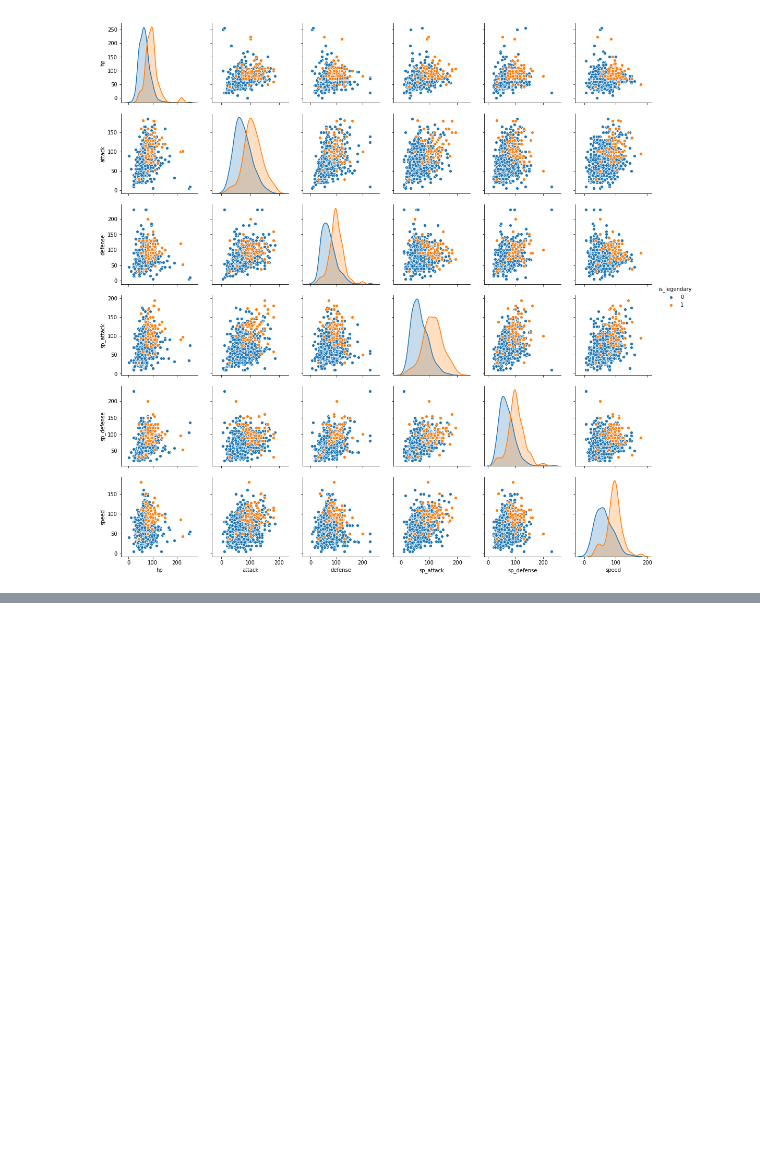
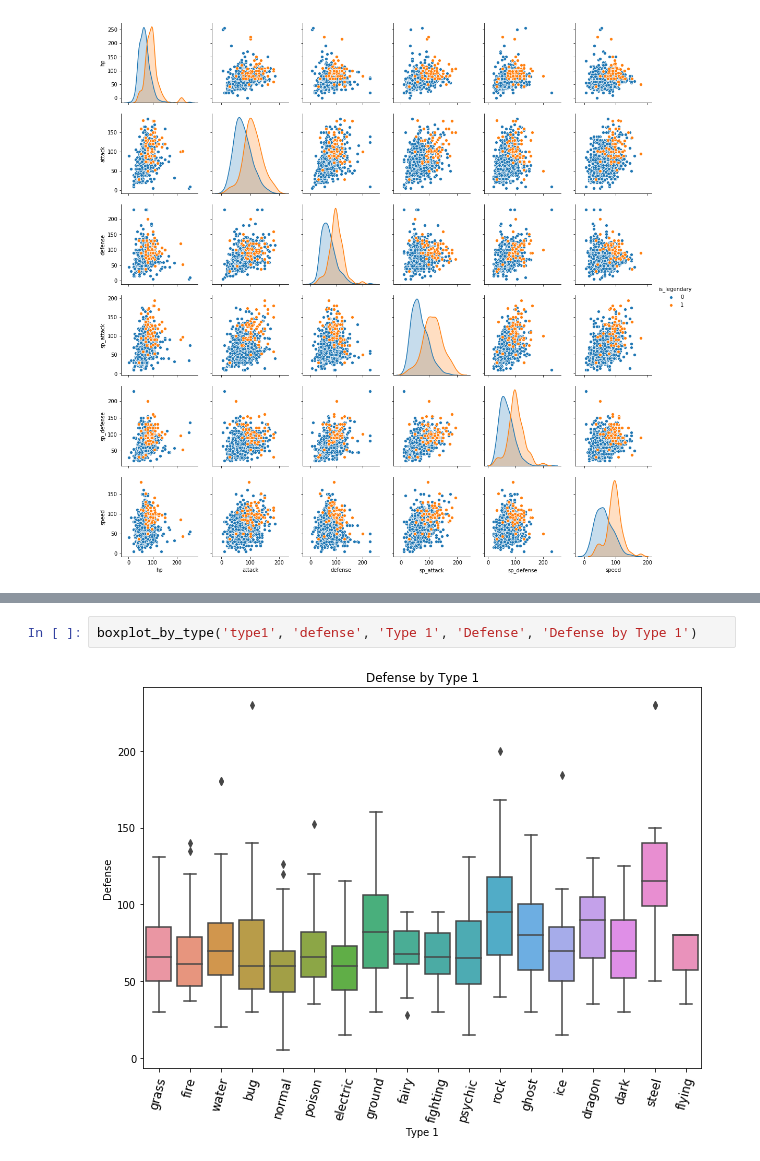
Before and after one commit to llucasreis/dataset-analysis, a Jupyter notebook: pokemon/pokemon-analysis.ipynb, the cells around one changed output, grey strips where cells are left out. Cells and saved outputs as stored; diff of their text form; blank space fills up the shorter version.

```diff
--- a/pokemon/pokemon-analysis.ipynb
+++ b/pokemon/pokemon-analysis.ipynb
@@ -161,0 +161,4 @@ plt.show()
+# %%
+boxplot_by_type('type1', 'defense', 'Type 1', 'Defense', 'Defense by Type 1')
+# %% [output]
+[figure, added]
```
Also changed, not shown: parts of 17 cells of this notebook.
